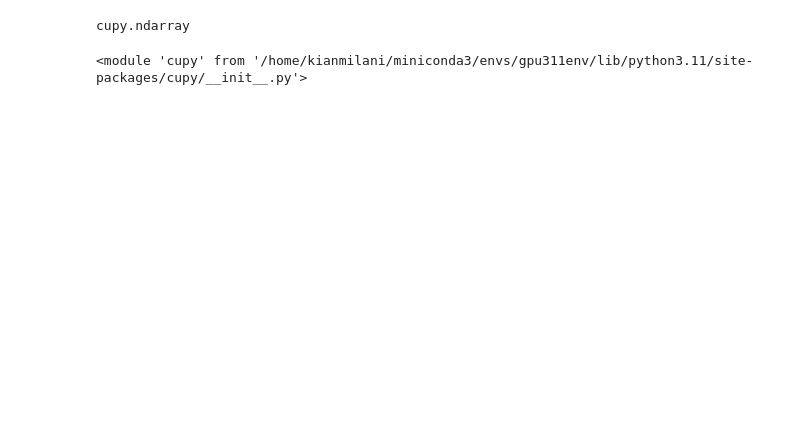
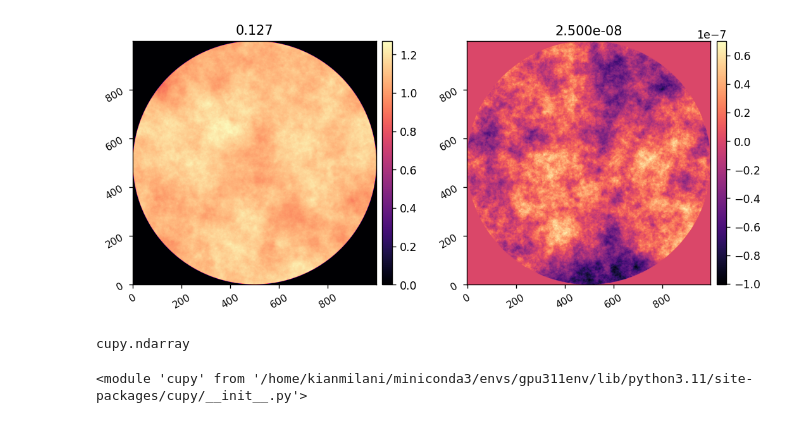
Before and after one commit to uasal/scoob-psf, a Jupyter notebook: example-notebooks/scoobpsf_iefc.ipynb, the cells around one changed output. Saved outputs shown, nothing was run; the diff lists cells and outputs as text; code cells hidden in the pictures; blank space fills up the shorter version.

```diff
--- a/example-notebooks/scoobpsf_iefc.ipynb
+++ b/example-notebooks/scoobpsf_iefc.ipynb
@@ -1,43 +1,52 @@
 # %%
+
 import numpy as np
-import matplotlib.pyplot as plt
+import astropy.units as u
+from datetime import datetime
+today = int(datetime.today().strftime('%Y%m%d'))
+from importlib import reload
+from astropy.io import fits
+
 from matplotlib.patches import Circle
-import astropy.units as u
-from astropy.io import fits
-from pathlib import Path
-from IPython.display import clear_output, display, HTML
-display(HTML("<style>.container { width:90% !important; }</style>"))
-from importlib import reload
 
-import copy
+import scoobpsf
+import scoobpsf.utils as utils
+from scoobpsf.math_module import xp, _scipy, ensure_np_array
+from scoobpsf.imshows import imshow1, imshow2, imshow3
+import scoobpsf.compact_scoob as cscoob
+import scoobpsf.dm as dm
+
 import poppy
-
 import logging, sys
 poppy_log = logging.getLogger('poppy')
 poppy_log.setLevel('DEBUG')
 logging.basicConfig(stream=sys.stdout, level=logging.INFO)
 poppy_log.disabled = True
 
-import scoobpsf
-from scoobpsf.math_module import xp, _scipy
-from scoobpsf.imshows import *
-from scoobpsf import scoob
-
 import lina
 
+npsf = 200
+
+wavelength = 633*u.nm
 pupil_diam = 6.75*u.mm
-lyot_diam = 8.6*u.mm
 
-# The flattest wavefront obtained for the system in the lab by
-# performing phase diversity
-dm_flat = fits.getdata(scoob.module_path/'scoob_dm_flat.fits')
+reload(utils)
+npix = 1000
+WFE, mask = utils.generate_wfe(diam=pupil_diam,
+                                npix=npix, oversample=1,
+                                wavelength=wavelength,
+                                opd_index=2.75, amp_index=3,
+                                opd_rms=25*u.nm, amp_rms=0.05,
+                                # opd_seed=12, amp_seed=1234,
+                                remove_modes=12)
 
-wavelength_c = 632.8e-9*u.m # central wavelength
-npix = 512
-oversample = 16
-
-vortex = scoobpsf.agpm.IdealAGPM(name='VVC', wavelength=wavelength_c, charge=6, singularity=20*u.um)
-lyot_stop = poppy.CircularAperture(name='Lyot Stop', radius=lyot_diam/2.0)
+wfe_amp = xp.abs(WFE)
+wfe_opd = xp.angle(WFE)*wavelength.to_value(u.m)/2/np.pi
+rms_amp = xp.sqrt(xp.mean(xp.square(wfe_amp[mask]-1)))
+rms_opd = xp.sqrt(xp.mean(xp.square(wfe_opd[mask])))
+imshow2(wfe_amp, wfe_opd,  f'{rms_amp:.3f}', f'{rms_opd:.3e}')
+# %% [output]
+[figure, added]
 # %%
 type(xp.array([0]))
 # %% [output]
```
Also changed, not shown: parts of 21 cells of this notebook, 6 other files.
